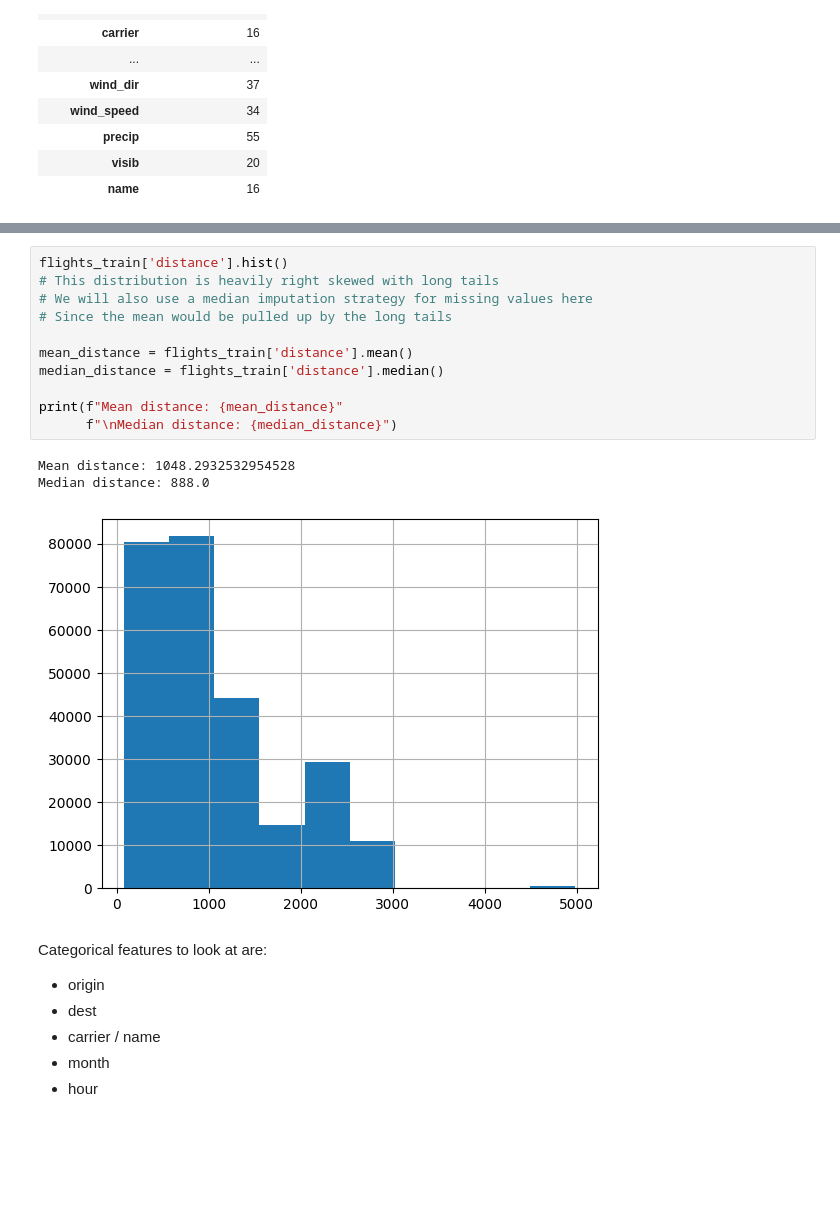
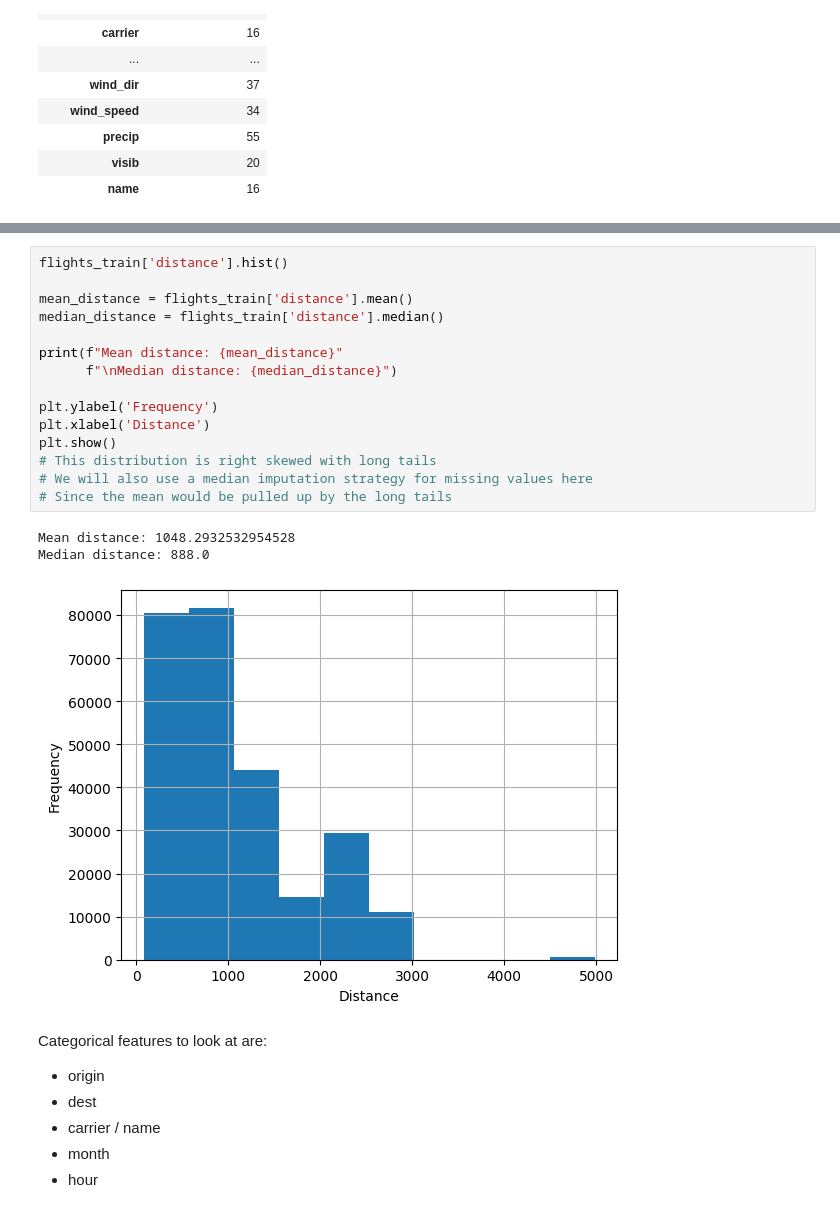
Before and after one commit to lucyg04/nycflights13, a Jupyter notebook: Practical 1/practical1_py.ipynb, the cells around one changed output, grey strips where cells are left out. Drawn from its saved outputs; the diff is of its cells as text; blank space fills up the shorter version.

```diff
--- a/Practical 1/practical1_py.ipynb
+++ b/Practical 1/practical1_py.ipynb
@@ -663,18 +664,22 @@ plt.show()
 # %%
 flights_train['distance'].hist()
-# This distribution is heavily right skewed with long tails
-# We will also use a median imputation strategy for missing values here
-# Since the mean would be pulled up by the long tails
 
 mean_distance = flights_train['distance'].mean()
 median_distance = flights_train['distance'].median()
 
 print(f"Mean distance: {mean_distance}"
       f"\nMedian distance: {median_distance}")
+
+plt.ylabel('Frequency')
+plt.xlabel('Distance')
+plt.show()
+# This distribution is right skewed with long tails
+# We will also use a median imputation strategy for missing values here
+# Since the mean would be pulled up by the long tails
 # %% [output]
 Mean distance: 1048.2932532954528
 Median distance: 888.0
-[figure, old version]
+[figure, new version]
 # %% [markdown]
 Categorical features to look at are:
 * origin
```
Also changed, not shown: parts of 50 cells of this notebook, 1 other file.
